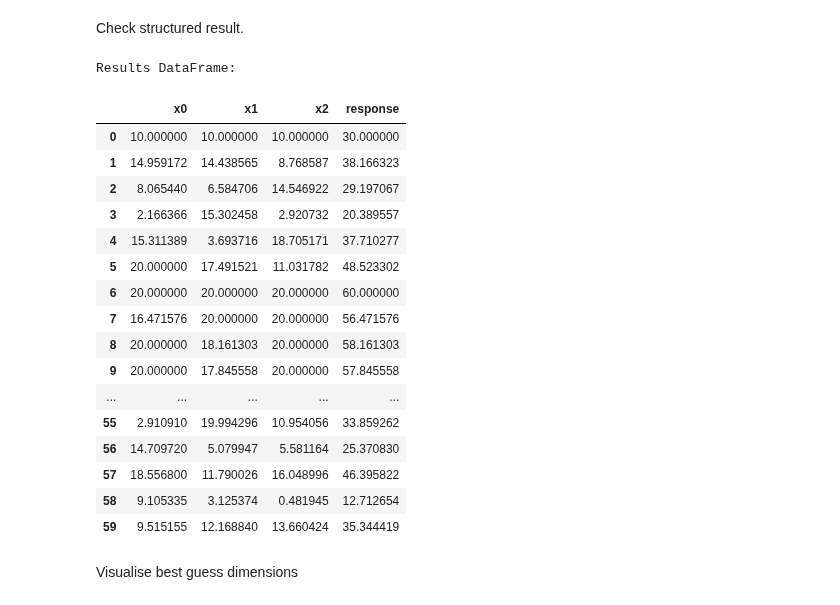
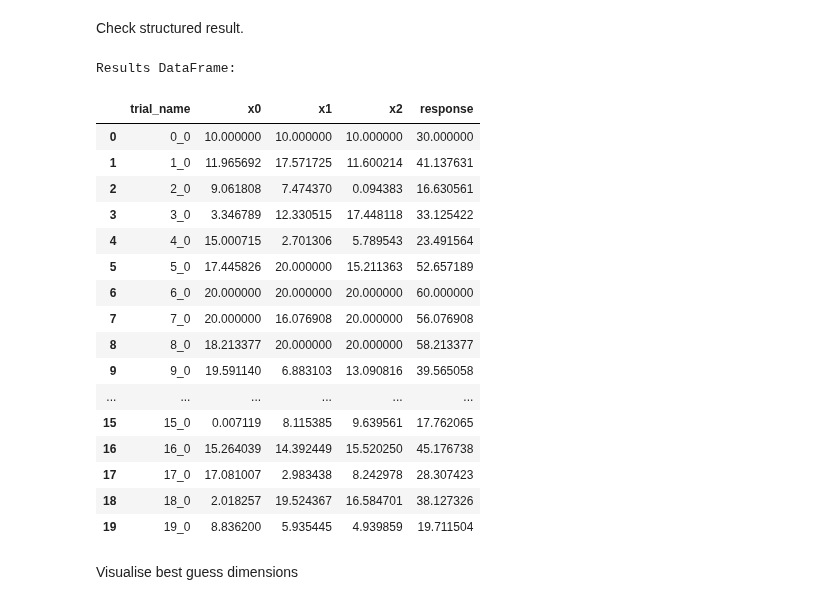
Before and after one commit to Sauciu1/BO-Coli, a Jupyter notebook: notebooks/visualisation_testing.ipynb, the cells around one changed output. Saved outputs shown, nothing was run; the diff lists cells and outputs as text; code cells hidden in the pictures.

```diff
--- a/notebooks/visualisation_testing.ipynb
+++ b/notebooks/visualisation_testing.ipynb
@@ -75,26 +72,26 @@ client.get_best_parameterization()
 Check structured result.
 # %%
 print("Results DataFrame:")
-results = get_obs_from_client(client)
+results = get_obs_from_client(client, "response")
 results
 # %% [output]
 Results DataFrame:
-|  | x0 | x1 | x2 | response |
-| 0 | 10.000000 | 10.000000 | 10.000000 | 30.000000 |
-| 1 | 14.959172 | 14.438565 | 8.768587 | 38.166323 |
-| 2 | 8.065440 | 6.584706 | 14.546922 | 29.197067 |
-| 3 | 2.166366 | 15.302458 | 2.920732 | 20.389557 |
-| 4 | 15.311389 | 3.693716 | 18.705171 | 37.710277 |
-| 5 | 20.000000 | 17.491521 | 11.031782 | 48.523302 |
-| 6 | 20.000000 | 20.000000 | 20.000000 | 60.000000 |
-| 7 | 16.471576 | 20.000000 | 20.000000 | 56.471576 |
-| 8 | 20.000000 | 18.161303 | 20.000000 | 58.161303 |
-| 9 | 20.000000 | 17.845558 | 20.000000 | 57.845558 |
-| ... | ... | ... | ... | ... |
-| 55 | 2.910910 | 19.994296 | 10.954056 | 33.859262 |
-| 56 | 14.709720 | 5.079947 | 5.581164 | 25.370830 |
-| 57 | 18.556800 | 11.790026 | 16.048996 | 46.395822 |
-| 58 | 9.105335 | 3.125374 | 0.481945 | 12.712654 |
-| 59 | 9.515155 | 12.168840 | 13.660424 | 35.344419 |
+|  | trial_name | x0 | x1 | x2 | response |
+| 0 | 0_0 | 10.000000 | 10.000000 | 10.000000 | 30.000000 |
+| 1 | 1_0 | 11.965692 | 17.571725 | 11.600214 | 41.137631 |
+| 2 | 2_0 | 9.061808 | 7.474370 | 0.094383 | 16.630561 |
+| 3 | 3_0 | 3.346789 | 12.330515 | 17.448118 | 33.125422 |
+| 4 | 4_0 | 15.000715 | 2.701306 | 5.789543 | 23.491564 |
+| 5 | 5_0 | 17.445826 | 20.000000 | 15.211363 | 52.657189 |
+| 6 | 6_0 | 20.000000 | 20.000000 | 20.000000 | 60.000000 |
+| 7 | 7_0 | 20.000000 | 16.076908 | 20.000000 | 56.076908 |
+| 8 | 8_0 | 18.213377 | 20.000000 | 20.000000 | 58.213377 |
+| 9 | 9_0 | 19.591140 | 6.883103 | 13.090816 | 39.565058 |
+| ... | ... | ... | ... | ... | ... |
+| 15 | 15_0 | 0.007119 | 8.115385 | 9.639561 | 17.762065 |
+| 16 | 16_0 | 15.264039 | 14.392449 | 15.520250 | 45.176738 |
+| 17 | 17_0 | 17.081007 | 2.983438 | 8.242978 | 28.307423 |
+| 18 | 18_0 | 2.018257 | 19.524367 | 16.584701 | 38.127326 |
+| 19 | 19_0 | 8.836200 | 5.935445 | 4.939859 | 19.711504 |
 # %% [markdown]
 Visualise best guess dimensions
```
Also changed, not shown: parts of 6 cells of this notebook, 9 other files.
